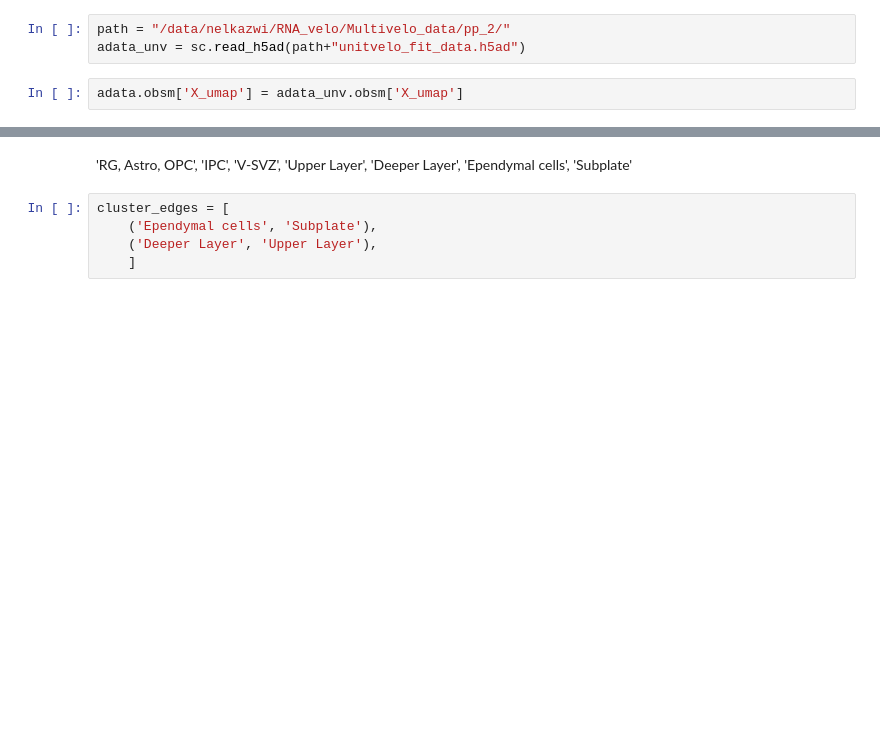
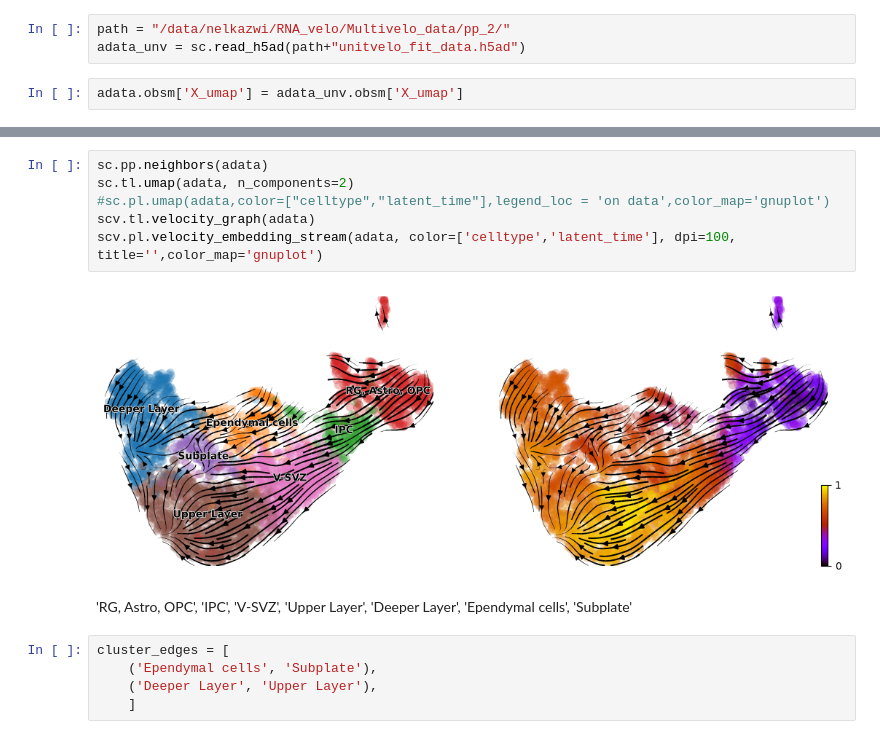
Before and after one commit to StatBiomed/CRAK-Velo, a Jupyter notebook: notebooks/Nour.ipynb, the cells around one changed output, grey strips where cells are left out. Drawn from its saved outputs; the diff is of its cells as text; blank space fills up the shorter version.

```diff
--- a/notebooks/Nour.ipynb
+++ b/notebooks/Nour.ipynb
@@ -39,3 +39,11 @@ scv.pl.velocity_embedding_stream(adata, color=['celltype','latent_time'], dpi=10
+# %%
+sc.pp.neighbors(adata)
+sc.tl.umap(adata, n_components=2)
+#sc.pl.umap(adata,color=["celltype","latent_time"],legend_loc = 'on data',color_map='gnuplot')
+scv.tl.velocity_graph(adata)
+scv.pl.velocity_embedding_stream(adata, color=['celltype','latent_time'], dpi=100, title='',color_map='gnuplot')
+# %% [output]
+[figure, added]
 # %% [markdown]
 'RG, Astro, OPC',
 'IPC',
```
Also changed, not shown: parts of 9 cells of this notebook, 7 other files.
